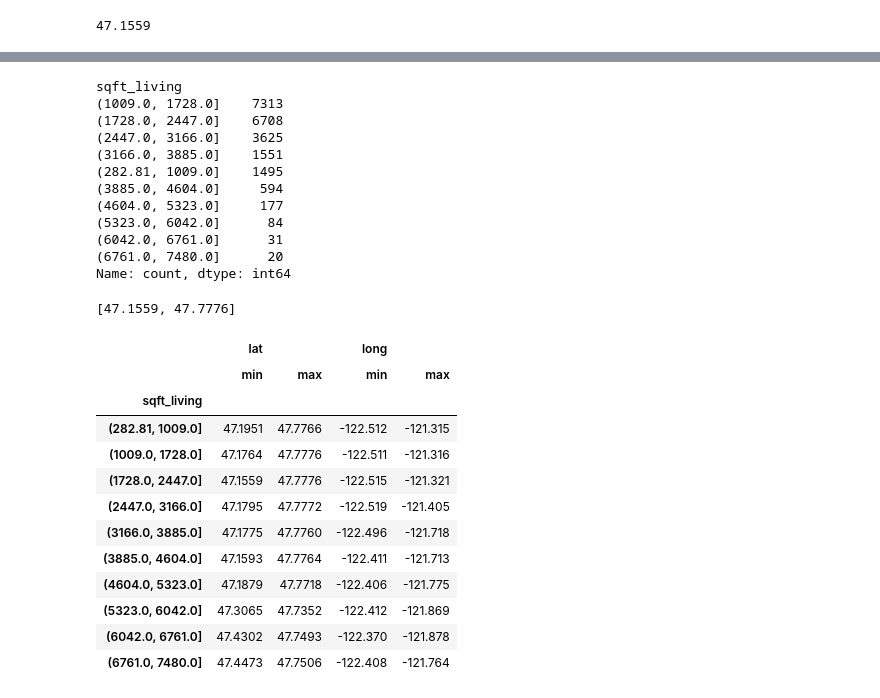
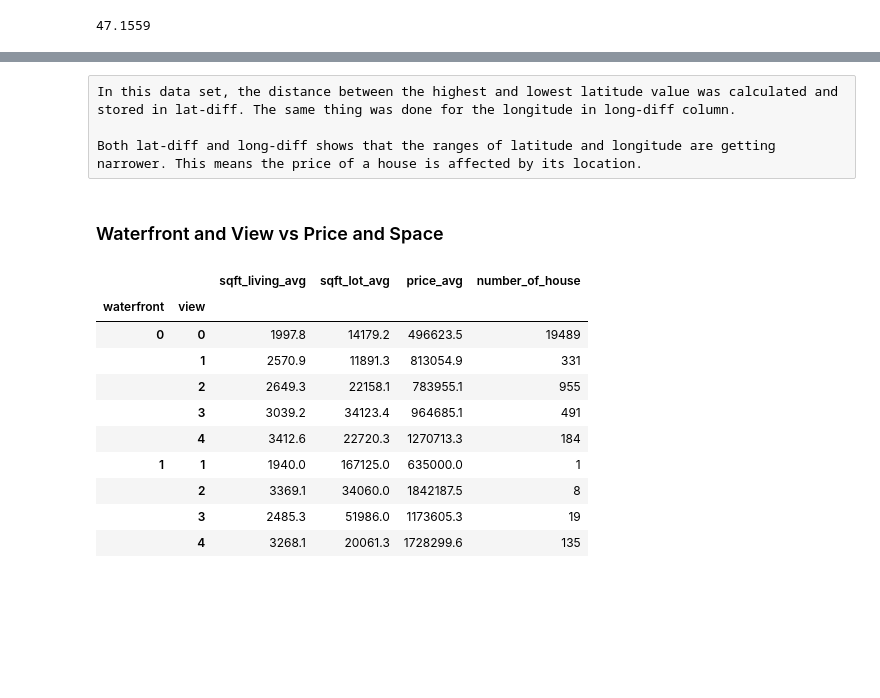
Before and after one commit to FawziElZein/House-Sales-King-County-Analysis-Part-3, a Jupyter notebook: Pandas Assignment #4.ipynb, the cells around one changed output, grey strips where cells are left out. Drawn from its saved outputs; the diff is of its cells as text; code cells hidden in the pictures; blank space fills up the shorter version.

```diff
--- a/Pandas Assignment #4.ipynb
+++ b/Pandas Assignment #4.ipynb
@@ -253,37 +228,30 @@ Name: count, dtype: int64
-# %%
-df_space_intervals = pd.cut(df.loc[df['sqft_living']<7577.5]['sqft_living'],bins=10)
-df_space_intervals.value_counts()
-# %% [output]
-sqft_living
-(1009.0, 1728.0]    7313
-(1728.0, 2447.0]    6708
-(2447.0, 3166.0]    3625
-(3166.0, 3885.0]    1551
-(282.81, 1009.0]    1495
-(3885.0, 4604.0]     594
-(4604.0, 5323.0]     177
-(5323.0, 6042.0]      84
-(6042.0, 6761.0]      31
-(6761.0, 7480.0]      20
-Name: count, dtype: int64
-# %%
-[df['lat'].min(),df['lat'].max()]
-# %% [output]
-[47.1559, 47.7776]
-# %%
-df_agg = df.groupby(df_space_intervals)[['lat','long']].agg(['min','max'])
-df_agg
-# %% [output]
-|  | lat |  | long |  |
-|  | min | max | min | max |
-| sqft_living |  |  |  |  |
-| (282.81, 1009.0] | 47.1951 | 47.7766 | -122.512 | -121.315 |
-| (1009.0, 1728.0] | 47.1764 | 47.7776 | -122.511 | -121.316 |
-| (1728.0, 2447.0] | 47.1559 | 47.7776 | -122.515 | -121.321 |
-| (2447.0, 3166.0] | 47.1795 | 47.7772 | -122.519 | -121.405 |
-| (3166.0, 3885.0] | 47.1775 | 47.7760 | -122.496 | -121.718 |
-| (3885.0, 4604.0] | 47.1593 | 47.7764 | -122.411 | -121.713 |
-| (4604.0, 5323.0] | 47.1879 | 47.7718 | -122.406 | -121.775 |
-| (5323.0, 6042.0] | 47.3065 | 47.7352 | -122.412 | -121.869 |
-| (6042.0, 6761.0] | 47.4302 | 47.7493 | -122.370 | -121.878 |
-| (6761.0, 7480.0] | 47.4473 | 47.7506 | -122.408 | -121.764 |
+# %% [raw]
+In this data set, the distance between the highest and lowest latitude value was calculated and stored in lat-diff. The same thing was done for the longitude in long-diff column.
+
+Both lat-diff and long-diff shows that the ranges of latitude and longitude are getting narrower. This means the price of a house is affected by its location.
+# %% [markdown]
+### Waterfront and View vs Price and Space
+# %%
+# df_agg = df[['waterfront', 'view','sqft_living','sqft_lot','price']].groupby(['waterfront','view']).agg({'sqft_living':'mean','sqft_lot':'mean','price':'mean'},'count').round(1)
+# df_agg
+
+df_agg = df[['waterfront', 'view', 'sqft_living', 'sqft_lot', 'price']].groupby(['waterfront', 'view']).agg(
+    sqft_living_avg=('sqft_living', 'mean'),
+    sqft_lot_avg=('sqft_lot', 'mean'),
+    price_avg=('price', 'mean'),
+    number_of_house=('price', 'count')).round(1)
+
+
+df_agg
+# %% [output]
+|  |  | sqft_living_avg | sqft_lot_avg | price_avg | number_of_house |
+| waterfront | view |  |  |  |  |
+| 0 | 0 | 1997.8 | 14179.2 | 496623.5 | 19489 |
+|  | 1 | 2570.9 | 11891.3 | 813054.9 | 331 |
+|  | 2 | 2649.3 | 22158.1 | 783955.1 | 955 |
+|  | 3 | 3039.2 | 34123.4 | 964685.1 | 491 |
+|  | 4 | 3412.6 | 22720.3 | 1270713.3 | 184 |
+| 1 | 1 | 1940.0 | 167125.0 | 635000.0 | 1 |
+|  | 2 | 3369.1 | 34060.0 | 1842187.5 | 8 |
+|  | 3 | 2485.3 | 51986.0 | 1173605.3 | 19 |
+|  | 4 | 3268.1 | 20061.3 | 1728299.6 | 135 |
```
Also changed, not shown: parts of 8 cells of this notebook.
